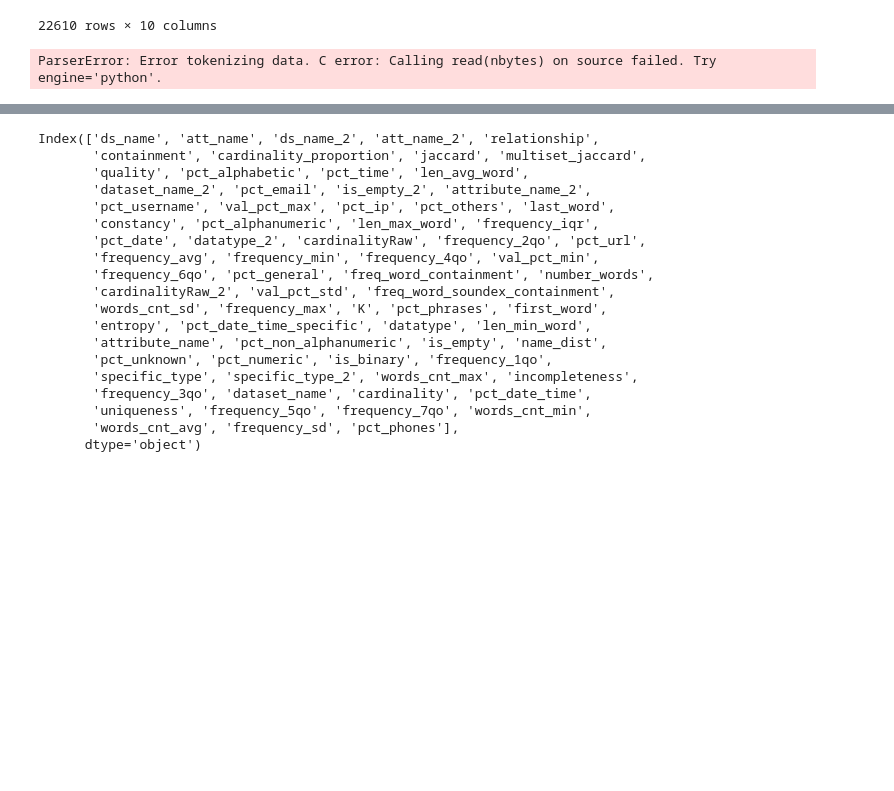
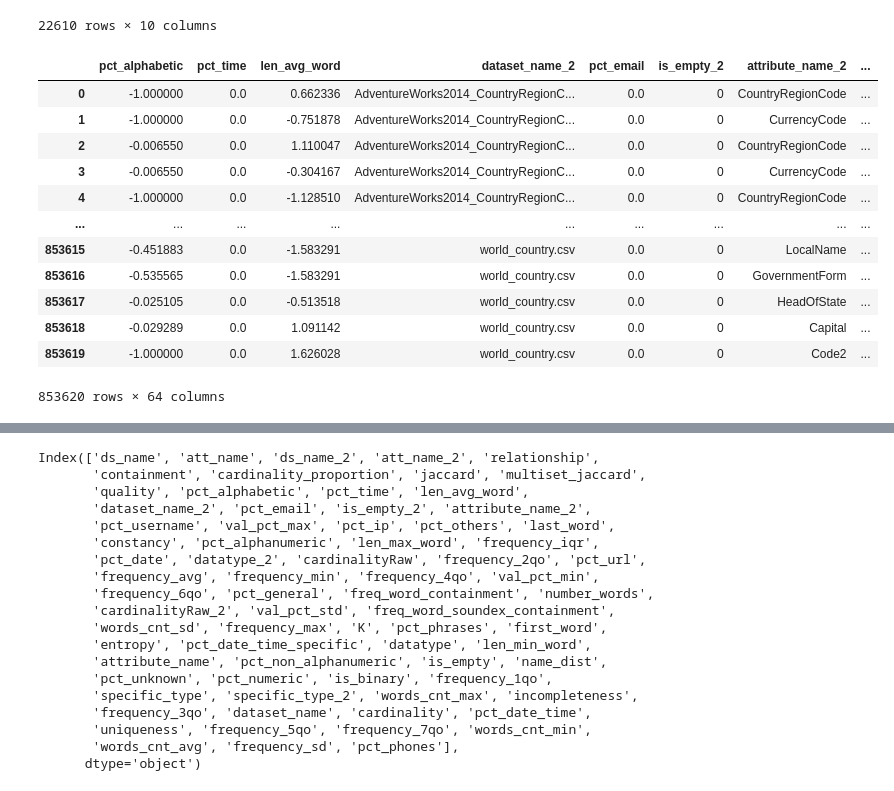
Before and after one commit to dtim-upc/FREYJA, a Jupyter notebook: experiments/notebooks/models.ipynb, the cells around one changed output, grey strips where cells are left out. Drawn from its saved outputs; the diff is of its cells as text; code cells hidden in the pictures; blank space fills up the shorter version.

```diff
--- a/experiments/notebooks/models.ipynb
+++ b/experiments/notebooks/models.ipynb
@@ -61,10 +67,22 @@ ground_truth
 | 22609 | ipums_la_98-small.csv | schltype | financial_order.csv | ksymbol | unrelated | 0.000000 | 0.750000 | 0.125000 | ... |
 22610 rows × 10 columns
 # %%
-distances = pd.read_csv('C:/Projects/freyja_repo/data/distances.csv')
+distances = pd.read_csv(f'{data_folder}/distances.csv')
 distances
 # %% [output]
+|  | pct_alphabetic | pct_time | len_avg_word | dataset_name_2 | pct_email | is_empty_2 | attribute_name_2 | ... |
+| 0 | -1.000000 | 0.0 | 0.662336 | AdventureWorks2014_CountryRegionC... | 0.0 | 0 | CountryRegionCode | ... |
+| 1 | -1.000000 | 0.0 | -0.751878 | AdventureWorks2014_CountryRegionC... | 0.0 | 0 | CurrencyCode | ... |
+| 2 | -0.006550 | 0.0 | 1.110047 | AdventureWorks2014_CountryRegionC... | 0.0 | 0 | CountryRegionCode | ... |
+| 3 | -0.006550 | 0.0 | -0.304167 | AdventureWorks2014_CountryRegionC... | 0.0 | 0 | CurrencyCode | ... |
+| 4 | -1.000000 | 0.0 | -1.128510 | AdventureWorks2014_CountryRegionC... | 0.0 | 0 | CountryRegionCode | ... |
+| ... | ... | ... | ... | ... | ... | ... | ... | ... |
+| 853615 | -0.451883 | 0.0 | -1.583291 | world_country.csv | 0.0 | 0 | LocalName | ... |
+| 853616 | -0.535565 | 0.0 | -1.583291 | world_country.csv | 0.0 | 0 | GovernmentForm | ... |
+| 853617 | -0.025105 | 0.0 | -0.513518 | world_country.csv | 0.0 | 0 | HeadOfState | ... |
+| 853618 | -0.029289 | 0.0 | 1.091142 | world_country.csv | 0.0 | 0 | Capital | ... |
+| 853619 | -1.000000 | 0.0 | 1.626028 | world_country.csv | 0.0 | 0 | Code2 | ... |
-ParserError: Error tokenizing data. C error: Calling read(nbytes) on source failed. Try engine='python'.
+853620 rows × 64 columns
 # %%
 joined = pd.merge(ground_truth, distances, left_on=['ds_name', 'ds_name_2', 'att_name', 'att_name_2'], right_on=['dataset_name', 'dataset_name_2', 'attribute_name', 'attribute_name_2'])
 joined_2 = pd.merge(ground_truth, distances, left_on=['ds_name', 'ds_name_2', 'att_name', 'att_name_2'], right_on=['dataset_name_2', 'dataset_name', 'attribute_name_2', 'attribute_name'])
```
Also changed, not shown: parts of 22 cells of this notebook, 4 other files.
